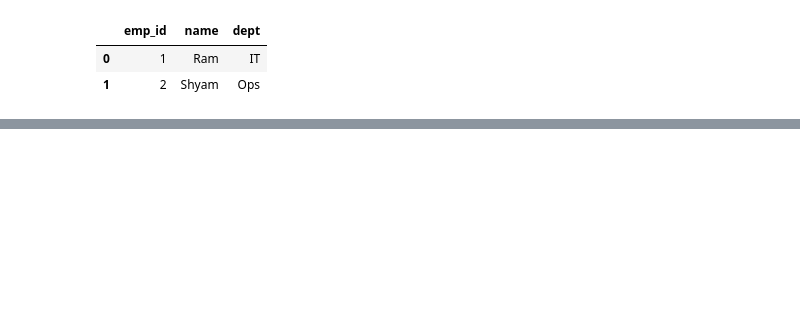
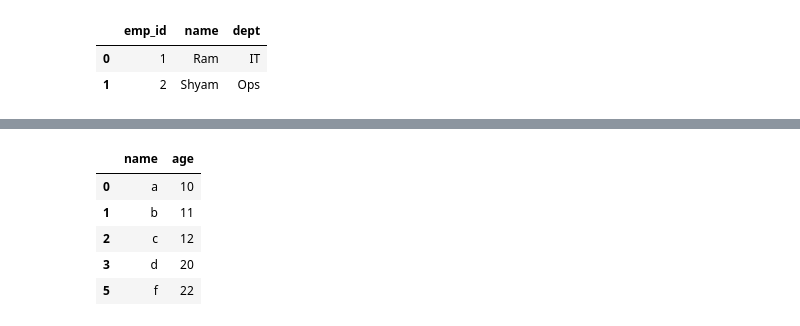
Before and after one commit to Abarajithan-Selvaraj/scaler-dsml-notes, a Jupyter notebook: 03 Python Libraries/pandas-assignments.ipynb, the cells around one changed output, grey strips where cells are left out. Cells and saved outputs as stored; diff of their text form; code cells hidden in the pictures; blank space fills up the shorter version.

```diff
--- a/03 Python Libraries/pandas-assignments.ipynb
+++ b/03 Python Libraries/pandas-assignments.ipynb
@@ -22,0 +186,18 @@ df
+# %%
+# D37 - Q1: Given a dataframe, a list of rows in the format of list of lists, and a number, "out". Perform the following operations:
+# Append the rows from the list of lists to the dataframe
+# After appending, remove the row at the out position
+
+a = pd.DataFrame([['a', 10], ['b', 11], ['c', 12]]).rename(columns={0:"name", 1:"age"})
+b = pd.DataFrame([['d', 20], ['e', 21], ['f', 22]]).rename(columns={0:"name", 1:"age"})
+a = pd.concat([a, b], ignore_index=True)
+
+a.drop([4], inplace=True)
+a
+# %% [output]
+|  | name | age |
+| 0 | a | 10 |
+| 1 | b | 11 |
+| 2 | c | 12 |
+| 3 | d | 20 |
+| 5 | f | 22 |
```
Also changed, not shown: parts of 24 cells of this notebook, 1 other file.
